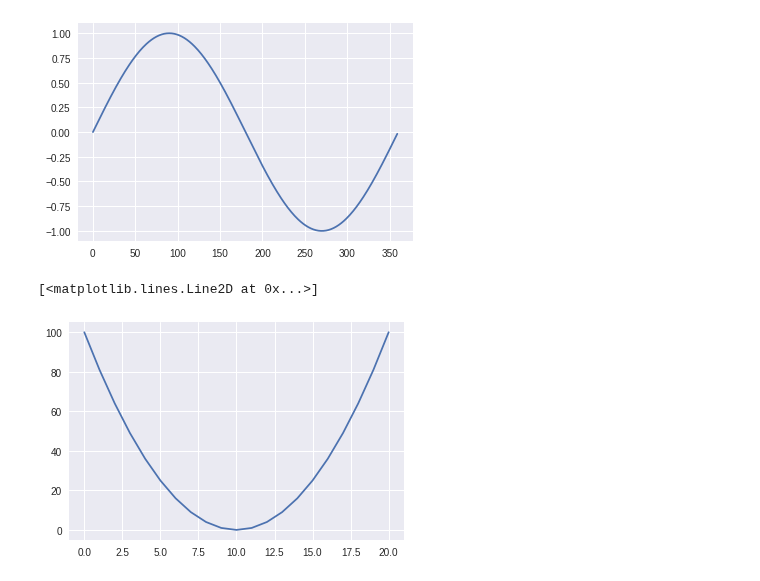
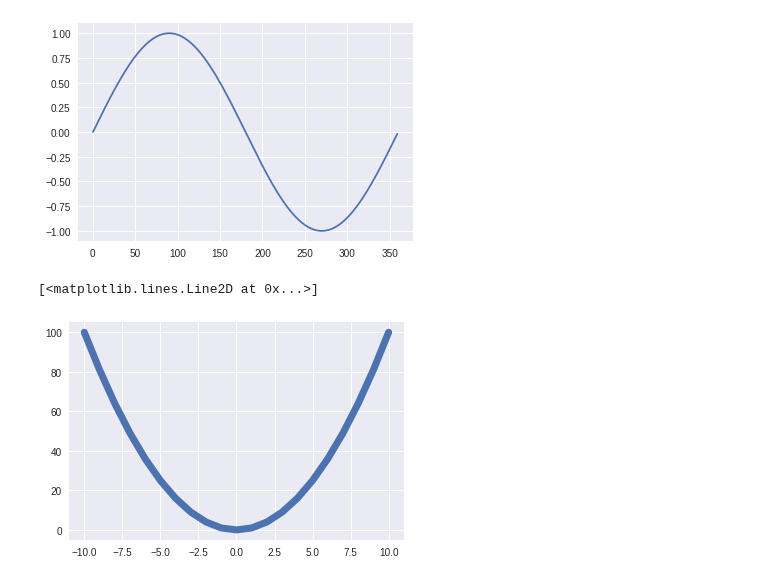
Before and after one commit to tjwei/NDHU_AM1130, a Jupyter notebook: 2018_Week06_numpy.ipynb, the cells around one changed output. Cells and saved outputs as stored; diff of their text form; code cells hidden in the pictures.

```diff
--- a/2018_Week06_numpy.ipynb
+++ b/2018_Week06_numpy.ipynb
@@ -148,7 +148,8 @@ plt.plot(y)
 # %%
 x = np.arange(-10,10+1)
 y = x ** 2
-plt.plot(y)
+plt.plot(x, y, linewidth=7)
+#plt.plot(x, y)
 # %% [output]
 [<matplotlib.lines.Line2D at 0x...>]
-[figure, old version]
+[figure, new version]
```
Also changed, not shown: parts of 1 cell of this notebook.
